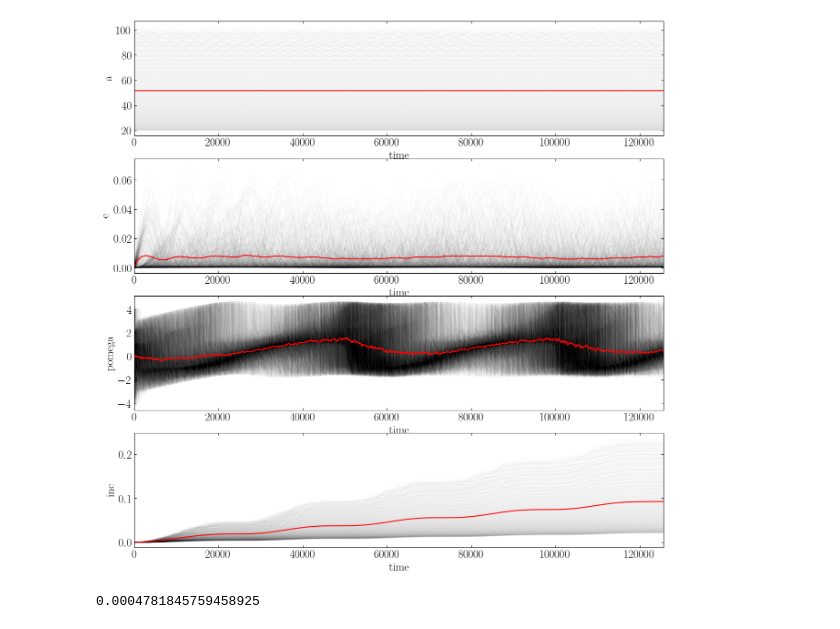
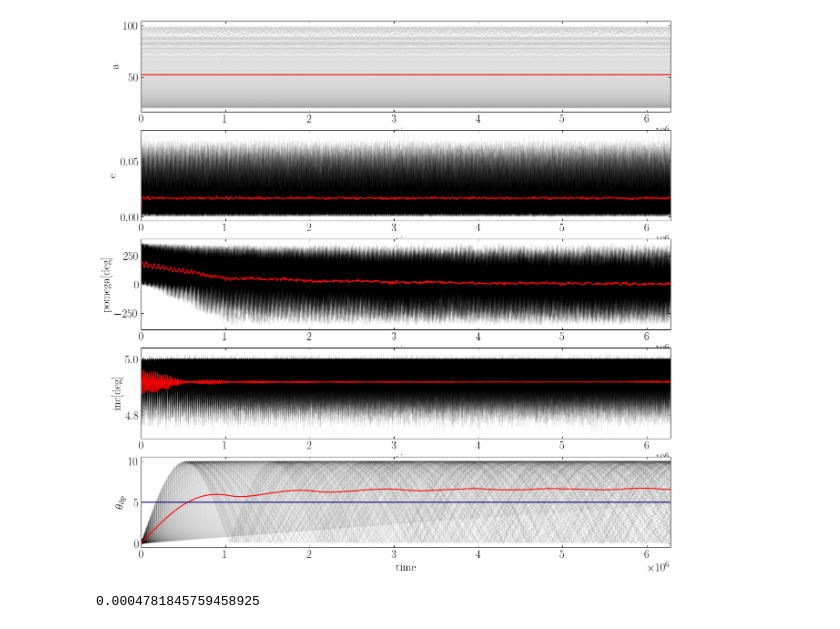
Before and after one commit to tigerchenlu98/rebound, a Jupyter notebook: ipython_examples/KG_disk_setup.ipynb, the cells around one changed output. Drawn from its saved outputs; the diff is of its cells as text; code cells hidden in the pictures.

```diff
--- a/ipython_examples/KG_disk_setup.ipynb
+++ b/ipython_examples/KG_disk_setup.ipynb
@@ -31,16 +30,18 @@ def plot_snapshot(sim, a_b):
     ax[2].set(xlabel = r'$y$[AU]', ylabel = r'$z$[AU]')
 # %%
 sim = rebound.Simulation()
+sim.integrator="whfast"
 sim.add(m = 1)
 
 
 # set up binary
 a_b = 500
-sim.add(m = 1, a = a_b, inc = np.radians(20))
+binary_inc = np.radians(5)
+sim.add(m = 1, a = a_b, inc = binary_inc)
 
 
 # set up debris disk
-N_particles = 500
+N_particles = 250
 r_min = 20; r_max = 100; disk_width = np.abs(r_min-r_max)
 semi_major_axes_lin = np.linspace(r_min, r_max, N_particles)
 p_sd = -1
@@ -54,11 +55,25 @@ semi_major_axes = np.array([r_min + np.sum(Delta_rs_norm[:i]) for i in range(N_p
 
 anamolies = np.array([2*np.pi*np.random.rand() for N in range(N_particles)])
 
+
 i = 0
 for N in range(N_particles):
     sim.add(m = 0, a = semi_major_axes[i], omega = anamolies[i], primary = sim.particles[0])
+
     i += 1
 
 
 
+# rotate towards binary orbital normal
+rot = rebound.Rotation.to_new_axes(newz=sim.angular_momentum())
+sim.rotate(rot)
+print(sim.angular_momentum())
+
 sim.move_to_com()
+
+hvec_list = np.zeros((N_particles, 3))
+for N in range(N_particles):
+    hvec = sim.particles[N+2].calculate_orbit(primary=sim.particles[0]).hvec
+    hvec_list[N] = np.array([hvec.x, hvec.y, hvec.z])/np.linalg.norm([hvec.x, hvec.y, hvec.z])
+initial_disk_hvec = np.average(hvec_list, axis = 0)
+print(initial_disk_hvec)
@@ -92,27 +126,35 @@ plot_snapshot(sim, a_b)
 # %%
-fig, ax = plt.subplots(figsize = (15, 15), nrows = 4)
+fig, ax = plt.subplots(figsize = (15, 15), nrows = 5)
+
+freq=100
 for n in range(sim.N-3):
     m = n+2
-    ax[0].plot(times, p[:,m,0], alpha = 0.01, color = 'black')
-    ax[1].plot(times, p[:,m,1], alpha = 0.01, color = 'black')
-    ax[2].plot(times, p[:,m,2], alpha = 0.01, color = 'black')
-    ax[3].plot(times, p[:,m,3], alpha = 0.01, color = 'black')
+    ax[0].plot(times[::freq], p[:,m,0][::freq], alpha = 0.05, color = 'black')
+    ax[1].plot(times[::freq], p[:,m,1][::freq], alpha = 0.05, color = 'black')
+    ax[2].plot(times[::freq], np.degrees(p[:,m,2][::freq]), alpha = 0.05, color = 'black')
+    ax[3].plot(times[::freq], np.degrees(p[:,m,3][::freq]), alpha = 0.05, color = 'black')
+    ax[4].plot(times[::freq], np.degrees(theta_dp[:,m][::freq]), alpha = 0.05, color = 'black')
 
-ax[0].plot(times, np.average(p[:,:,0], axis = 1), color = 'red')
-ax[1].plot(times, np.average(p[:,:,1], axis = 1), color = 'red')
-ax[2].plot(times, np.average(p[:,:,2], axis = 1), color = 'red')
-ax[3].plot(times, np.average(p[:,:,3], axis = 1), color = 'red')
+ax[0].plot(times[::freq], np.average(p[:,:,0][::freq], axis = 1), color = 'red')
+ax[1].plot(times[::freq], np.average(p[:,:,1][::freq], axis = 1), color = 'red')
+ax[2].plot(times[::freq], np.degrees(np.average(p[:,:,2][::freq], axis = 1)), color = 'red')
+ax[3].plot(times[::freq], np.degrees(np.average(p[:,:,3][::freq], axis = 1)), color = 'red')
+ax[4].plot(times[::freq], np.degrees(np.average(theta_dp[:][::freq], axis = 1)), color = 'red')
+
+ax[4].axhline(np.degrees(binary_inc), color = 'navy')
+
 
 
 ax[0].set(ylabel = 'a')
 ax[1].set(ylabel = 'e')
-ax[2].set(ylabel = 'pomega')
-ax[3].set(ylabel = 'inc')
+ax[2].set(ylabel = 'pomega[deg]')
+ax[3].set(ylabel = 'inc[deg]')
+ax[4].set(ylabel = r'$\theta_\mathrm{dp}$')
 
 for a in ax:
     a.set(xlim = (times[0], times[-1]), xlabel = 'time')
 # %% [output]
-[figure, old version]
+[figure, new version]
 # %%
 sim.particles[2].calculate_orbit(primary=sim.particles[0]).e
 # %% [output]
```
Also changed, not shown: parts of 6 cells of this notebook.
